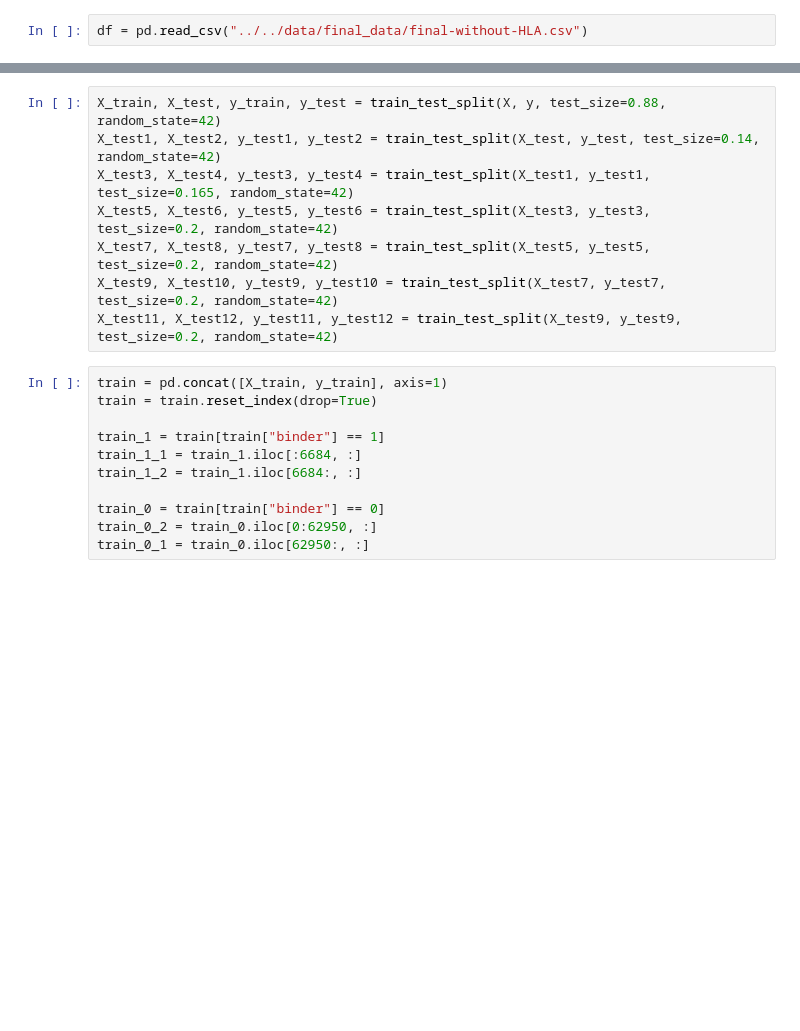
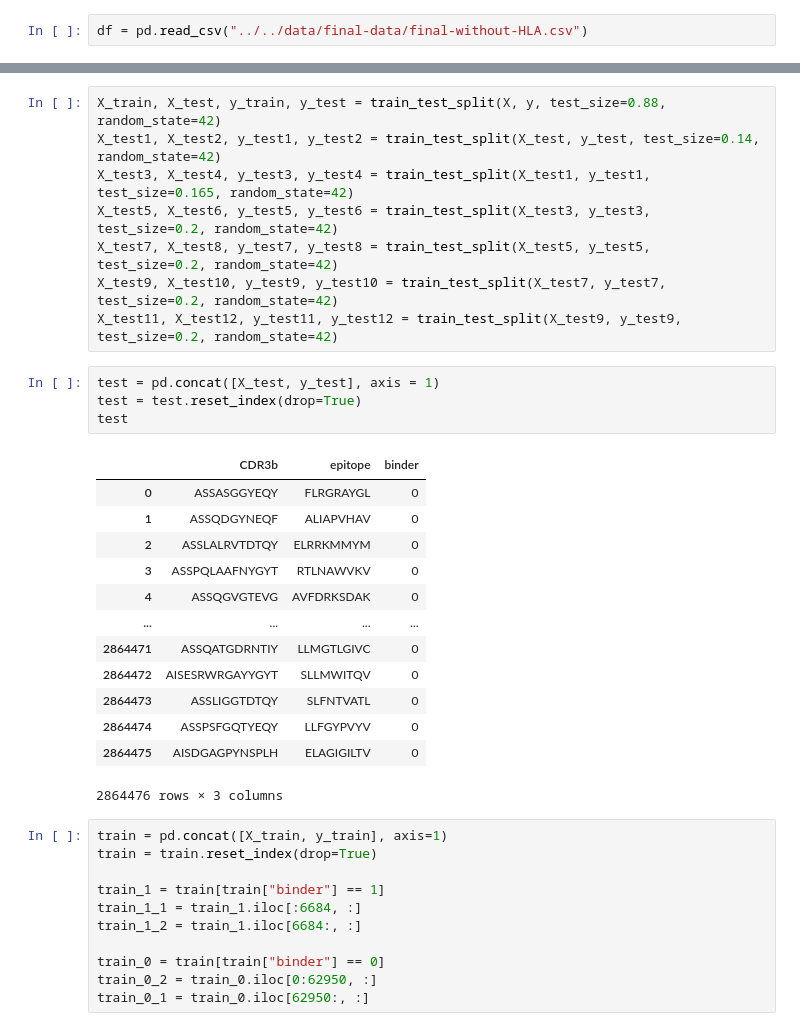
Before and after one commit to ddiem-ri-4D/epiTCR, a Jupyter notebook: src/split-data/split-data.ipynb, the cells around one changed output, grey strips where cells are left out. Saved outputs shown, nothing was run; the diff lists cells and outputs as text; blank space fills up the shorter version.

```diff
--- a/src/split-data/split-data.ipynb
+++ b/src/split-data/split-data.ipynb
@@ -9,5 +12,5 @@ from sklearn.model_selection import train_test_split
 # %%
-df = pd.read_csv("../../data/final_data/final-without-HLA.csv")
+df = pd.read_csv("../../data/final-data/final-without-HLA.csv")
 # %%
 df = df.drop_duplicates()
 df = df.iloc[:, lambda df: [0, 1, 2]]
@@ -22,6 +25,24 @@ X_test5, X_test6, y_test5, y_test6 = train_test_split(X_test3, y_test3, test_siz
 X_test7, X_test8, y_test7, y_test8 = train_test_split(X_test5, y_test5, test_size=0.2, random_state=42)
 X_test9, X_test10, y_test9, y_test10 = train_test_split(X_test7, y_test7, test_size=0.2, random_state=42)
 X_test11, X_test12, y_test11, y_test12 = train_test_split(X_test9, y_test9, test_size=0.2, random_state=42)
+# %%
+test = pd.concat([X_test, y_test], axis = 1)
+test = test.reset_index(drop=True)
+test
+# %% [output]
+|  | CDR3b | epitope | binder |
+| 0 | ASSASGGYEQY | FLRGRAYGL | 0 |
+| 1 | ASSQDGYNEQF | ALIAPVHAV | 0 |
+| 2 | ASSLALRVTDTQY | ELRRKMMYM | 0 |
+| 3 | ASSPQLAAFNYGYT | RTLNAWVKV | 0 |
+| 4 | ASSQGVGTEVG | AVFDRKSDAK | 0 |
+| ... | ... | ... | ... |
+| 2864471 | ASSQATGDRNTIY | LLMGTLGIVC | 0 |
+| 2864472 | AISESRWRGAYYGYT | SLLMWITQV | 0 |
+| 2864473 | ASSLIGGTDTQY | SLFNTVATL | 0 |
+| 2864474 | ASSPSFGQTYEQY | LLFGYPVYV | 0 |
+| 2864475 | AISDGAGPYNSPLH | ELAGIGILTV | 0 |
+2864476 rows × 3 columns
 # %%
 train = pd.concat([X_train, y_train], axis=1)
 train = train.reset_index(drop=True)
```
Also changed, not shown: parts of 5 cells of this notebook, 42 other files.
